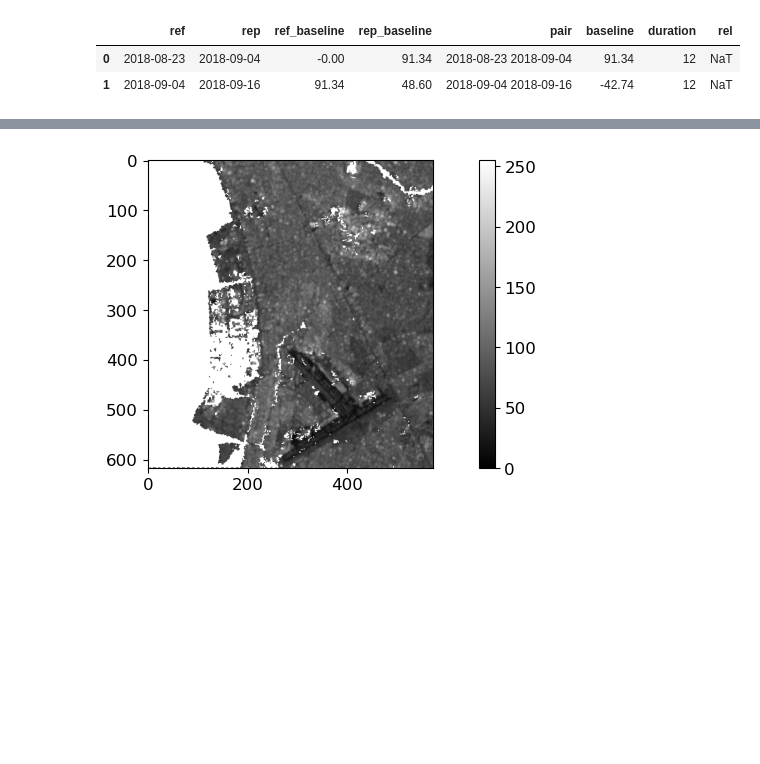
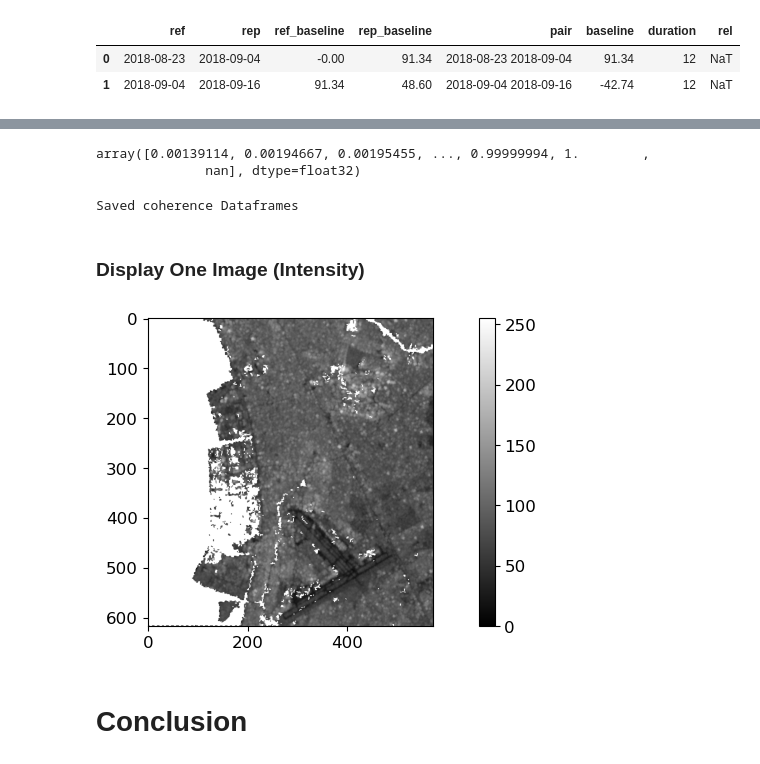
Before and after one commit to Nick-Miras/process-sar-data, a Jupyter notebook: preprocess_data.ipynb, the cells around one changed output, grey strips where cells are left out. Cells and saved outputs as stored; diff of their text form; code cells hidden in the pictures; blank space fills up the shorter version.

```diff
--- a/preprocess_data.ipynb
+++ b/preprocess_data.ipynb
@@ -179,7 +200,7 @@ Attributes:
     scale_factor:   1.0
     add_offset:     0.0
 # %%
-POLARIZATION = 'VV'
+POLARIZATION = 'VH'
 scenes = S1.scan_slc(DATADIR, subswath=SUBSWATH, polarization=POLARIZATION)
 sbas = Stack(WORKDIR, drop_if_exists=True).set_scenes(scenes)
 sbas.compute_reframe(AOI)
@@ -205,7 +226,7 @@ baseline_pairs
 | 0 | 2018-08-23 | 2018-09-04 | -0.00 | 91.34 | 2018-08-23 2018-09-04 | 91.34 | 12 | NaT |
 | 1 | 2018-09-04 | 2018-09-16 | 91.34 | 48.60 | 2018-09-04 2018-09-16 | -42.74 | 12 | NaT |
 # %%
-WAVELENGTH = 100
+WAVELENGTH = 20
 COARSEN_GRID = (1, 4)
 # %%
 #  WITHOUT compute_interferogram_multilook
@@ -262,6 +305,17 @@ Saved Coherence Dataframes
+# %%
+np.unique(df_2['data'])
+# %% [output]
+array([0.00139114, 0.00194667, 0.00195455, ..., 0.99999994, 1.        ,
+              nan], dtype=float32)
+# %%
+save_to_csv(df_2, 'coherence', PRE_FLOOD_DOI, CO_FLOOD_DOI)
+# %% [output]
+Saved coherence Dataframes
+# %% [markdown]
+### Display One Image (Intensity)
 # %%
 data_df = intensity_ll.to_dataframe()
-data_df = 20 * np.log10(np.sqrt(data_df))
+data_df = 20 * np.log10(data_df)
 data_df = data_df.loc[data_df.index.get_level_values(0)[0]]
 data_df = data_df.reset_index()
 db_values = data_df['data']
@@ -275,31 +329,33 @@ db_normalized = ((db_values - db_min) / (db_max - db_min)) * 255  # Scale betwee
 # Replace NaN values with a default value, for example 0 (black) or 255 (white)
 data_df['grayscale'] = db_normalized
 
 # Define grid dimensions based on the unique lat/lon values
 lat_values = np.sort(data_df['lat'].unique())
 lon_values = np.sort(data_df['lon'].unique())
 grid_shape = (len(lat_values), len(lon_values))
 
 # Step 2: Scale to the range [0, 255]
 # grayscale_values = db_normalized.fillna(255).astype(np.uint8)
 
 # Create a 2D array (image) filled with grayscale values
 image = np.full(grid_shape, 255, dtype=np.uint8)  # Start with white background
 
 # Map lat/lon to grid indices
 lat_idx = {lat: i for i, lat in enumerate(lat_values)}
 lon_idx = {lon: j for j, lon in enumerate(lon_values)}
 
 # Populate the image array with grayscale values based on correlation
 for _, row in data_df.iterrows():
     i, j = lat_idx[row['lat']], lon_idx[row['lon']]
     # Handle NaN values by checking if correlation is NaN
     grayscale_value = 255 if np.isnan(row['data']) else row['grayscale']
     image[i, j] = grayscale_value
 
 # Step 4: Display the image
 plt.imshow(np.flipud(image), cmap='gray')
 plt.colorbar()
 plt.show()
 # %% [output]
-[figure, old version]
+[figure, new version]
+# %% [markdown]
+# Conclusion
```
Also changed, not shown: parts of 13 cells of this notebook, 12 other files.
